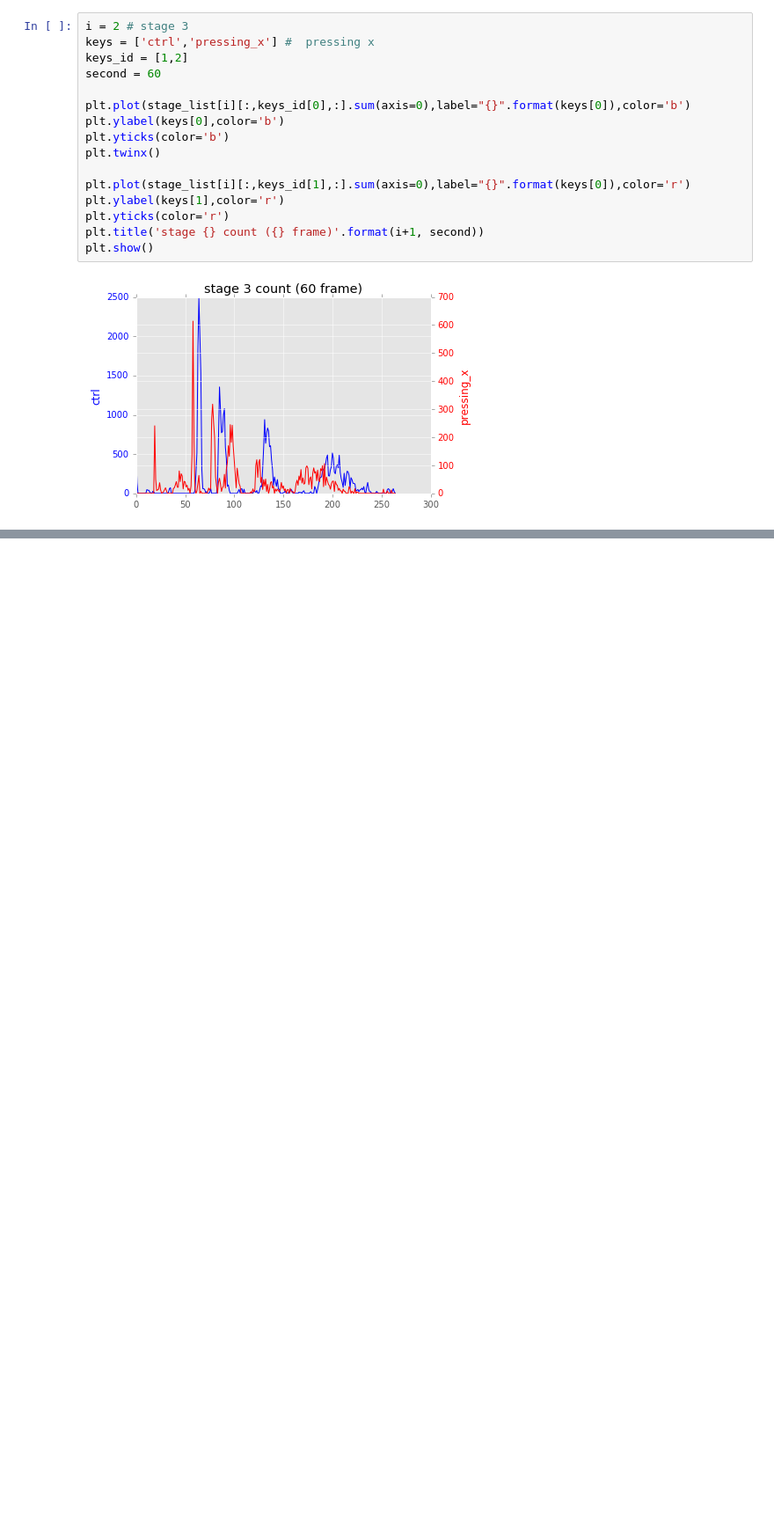
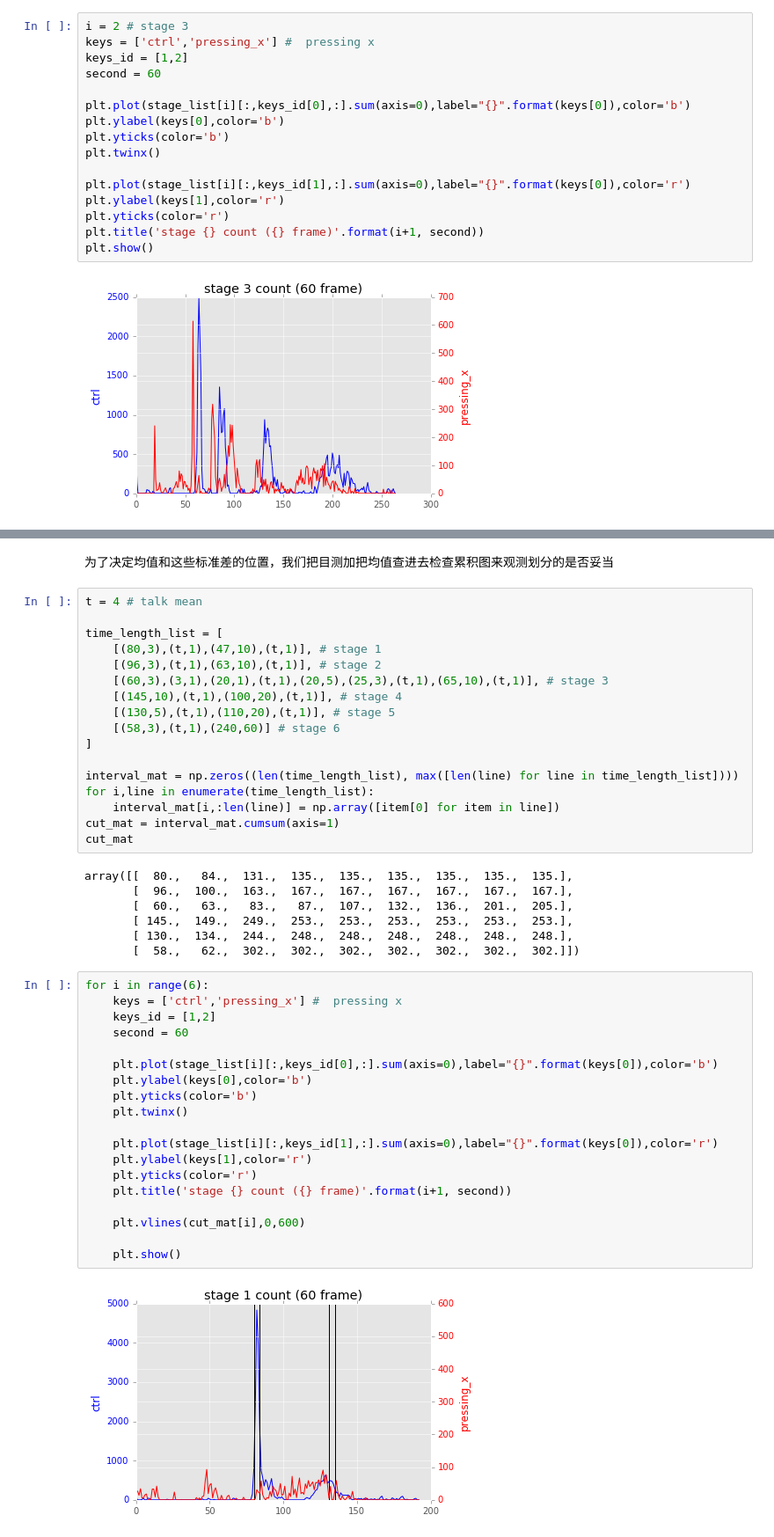
Before and after one commit to yiyuezhuo/touhou-replay-research, a Jupyter notebook: model.ipynb, the cells around one changed output, grey strips where cells are left out. Shown at 88% size. Drawn from its saved outputs; the diff is of its cells as text; blank space fills up the shorter version.

```diff
--- a/model.ipynb
+++ b/model.ipynb
@@ -185,0 +181,47 @@ SyntaxError: invalid syntax (<ipython-input-32-91b383fc2fd4>, line 2)
+# %% [markdown]
+为了决定均值和这些标准差的位置，我们把目测加把均值查进去检查累积图来观测划分的是否妥当
+# %%
+t = 4 # talk mean
+
+time_length_list = [
+    [(80,3),(t,1),(47,10),(t,1)], # stage 1
+    [(96,3),(t,1),(63,10),(t,1)], # stage 2
+    [(60,3),(3,1),(20,1),(t,1),(20,5),(25,3),(t,1),(65,10),(t,1)], # stage 3
+    [(145,10),(t,1),(100,20),(t,1)], # stage 4
+    [(130,5),(t,1),(110,20),(t,1)], # stage 5
+    [(58,3),(t,1),(240,60)] # stage 6
+]
+
+interval_mat = np.zeros((len(time_length_list), max([len(line) for line in time_length_list])))
+for i,line in enumerate(time_length_list):
+    interval_mat[i,:len(line)] = np.array([item[0] for item in line])
+cut_mat = interval_mat.cumsum(axis=1)
+cut_mat
+# %% [output]
+array([[  80.,   84.,  131.,  135.,  135.,  135.,  135.,  135.,  135.],
+       [  96.,  100.,  163.,  167.,  167.,  167.,  167.,  167.,  167.],
+       [  60.,   63.,   83.,   87.,  107.,  132.,  136.,  201.,  205.],
+       [ 145.,  149.,  249.,  253.,  253.,  253.,  253.,  253.,  253.],
+       [ 130.,  134.,  244.,  248.,  248.,  248.,  248.,  248.,  248.],
+       [  58.,   62.,  302.,  302.,  302.,  302.,  302.,  302.,  302.]])
+# %%
+for i in range(6):
+    keys = ['ctrl','pressing_x'] #  pressing x
+    keys_id = [1,2]
+    second = 60
+
+    plt.plot(stage_list[i][:,keys_id[0],:].sum(axis=0),label="{}".format(keys[0]),color='b')
+    plt.ylabel(keys[0],color='b')
+    plt.yticks(color='b')
+    plt.twinx()
+
+    plt.plot(stage_list[i][:,keys_id[1],:].sum(axis=0),label="{}".format(keys[0]),color='r')
+    plt.ylabel(keys[1],color='r')
+    plt.yticks(color='r')
+    plt.title('stage {} count ({} frame)'.format(i+1, second))
+
+    plt.vlines(cut_mat[i],0,600)
+
+    plt.show()
+# %% [output]
+[figure, added]
```
Also changed, not shown: parts of 28 cells of this notebook, 4 other files.
